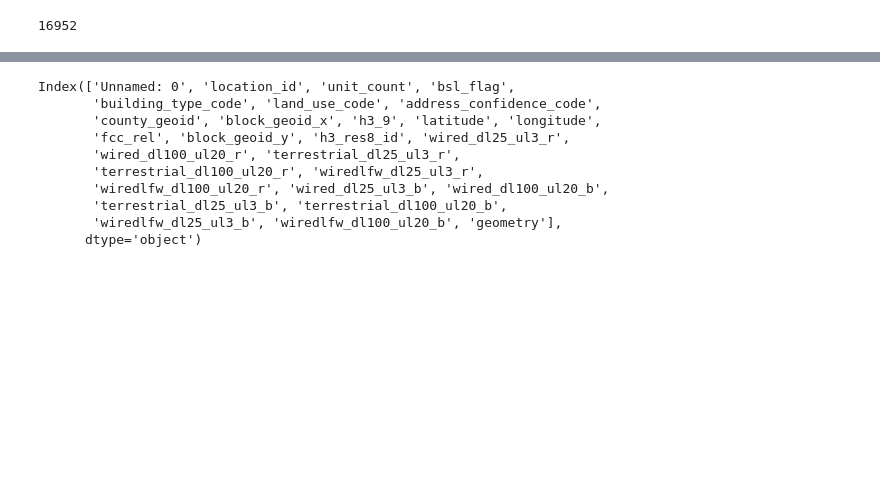
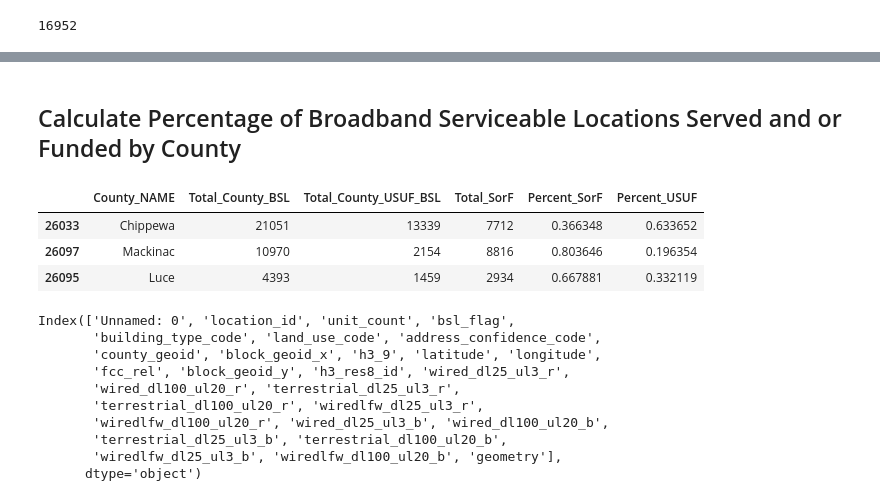
Before and after one commit to SBuxton-IDM/EquityMilestone, a Jupyter notebook: GeoPandas - Data - Spatial Join Notebook.ipynb, the cells around one changed output, grey strips where cells are left out. Saved outputs shown, nothing was run; the diff lists cells and outputs as text; code cells hidden in the pictures; blank space fills up the shorter version.

```diff
--- a/GeoPandas - Data - Spatial Join Notebook.ipynb
+++ b/GeoPandas - Data - Spatial Join Notebook.ipynb
@@ -198,3 +177,28 @@ EUP_County_Location_Counts_df
+# %% [markdown]
+## Calculate Percentage of Broadband Serviceable Locations Served and or Funded by County
+# %%
+EUP_County_Location_Counts_df = pd.merge(FCC_EUP_BSL_df['county_geoid'].value_counts().to_frame('Total_County_BSL'),
+         merged_df['county_geoid'].value_counts().to_frame('Total_County_USUF_BSL'),
+         how='inner', left_index=True, right_index=True)
+
+EUP_County_Location_Counts_df['County_NAME'] = ['Chippewa', 'Mackinac', 'Luce']
+EUP_County_Location_Counts_df['Total_SorF'] = (EUP_County_Location_Counts_df['Total_County_BSL']
+                                               - EUP_County_Location_Counts_df['Total_County_USUF_BSL'])
+EUP_County_Location_Counts_df['Percent_SorF'] = (EUP_County_Location_Counts_df['Total_SorF'] /
+                                                 EUP_County_Location_Counts_df['Total_County_BSL'])
+
+EUP_County_Location_Counts_df['Percent_USUF'] = (EUP_County_Location_Counts_df['Total_County_USUF_BSL'] /
+                                                 EUP_County_Location_Counts_df['Total_County_BSL'])
+
+
+EUP_County_Location_Counts_df = EUP_County_Location_Counts_df[['County_NAME', 'Total_County_BSL', 'Total_County_USUF_BSL',
+                                                               'Total_SorF', 'Percent_SorF', 'Percent_USUF']]
+EUP_County_Location_Counts_df
+# %% [output]
+|  | County_NAME | Total_County_BSL | Total_County_USUF_BSL | Total_SorF | Percent_SorF | Percent_USUF |
+| 26033 | Chippewa | 21051 | 13339 | 7712 | 0.366348 | 0.633652 |
+| 26097 | Mackinac | 10970 | 2154 | 8816 | 0.803646 | 0.196354 |
+| 26095 | Luce | 4393 | 1459 | 2934 | 0.667881 | 0.332119 |
 # %%
 #Add geomety to merged data Frame
 usuf_location_df = gp.GeoDataFrame(
```
Also changed, not shown: parts of 13 cells of this notebook.
